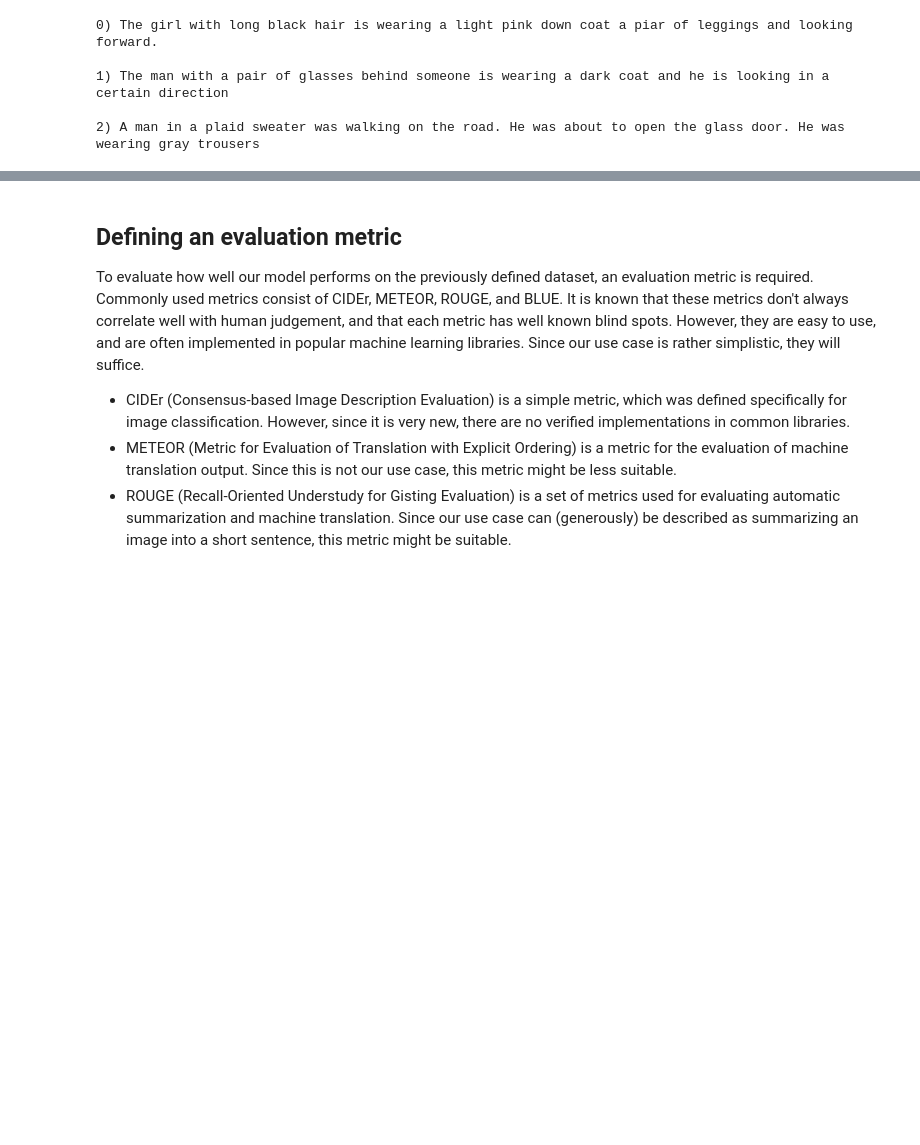
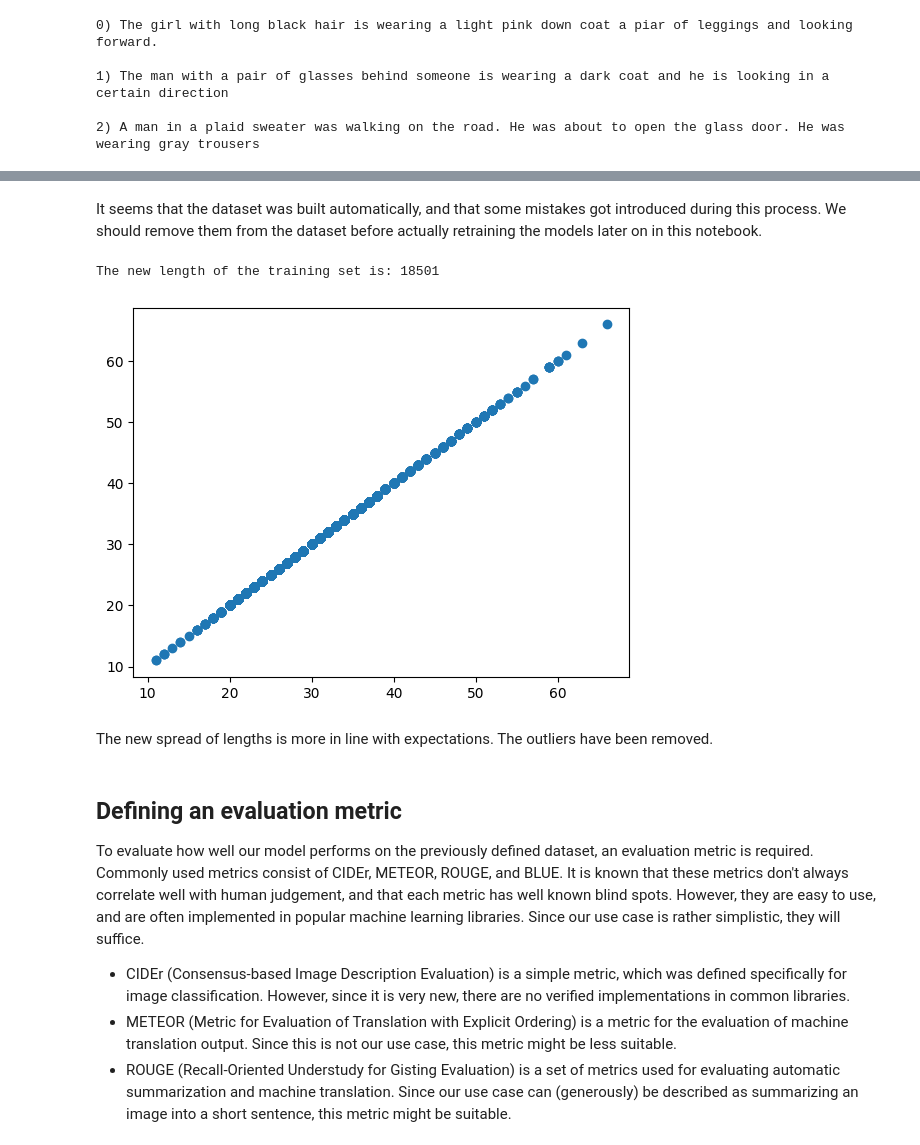
Before and after one commit to bsdeprez/cv_and_nlp, a Jupyter notebook: Image captioning.ipynb, the cells around one changed output, grey strips where cells are left out. Saved outputs shown, nothing was run; the diff lists cells and outputs as text; code cells hidden in the pictures; blank space fills up the shorter version.

Commit message:
Finished notebooks vit-gpt2

```diff
--- a/Image captioning.ipynb
+++ b/Image captioning.ipynb
@@ -87,0 +114,8 @@ for i, x in enumerate(examples):
+# %%
+for i in range(len(train_set)):
+    example = train_set.get_example(i)
+    caption = example["caption"]
+    split_caption = caption.replace(".", ". ").replace("  ", " ").strip().split(" ")
+    if len(split_caption) > 100:
+        print(f"Index {i}: {caption}")
+        print("-"*160)
@@ -88,3 +131,23 @@ for i, x in enumerate(examples):
+# %% [markdown]
+It seems that the dataset was built automatically, and that some mistakes got introduced during this process. We should remove them from the dataset before actually retraining the models later on in this notebook.
+# %%
+train_set.remove_indices([4357, 5323, 6225, 6391])
+print("The new length of the training set is:", len(train_set))
+# %% [output]
+The new length of the training set is: 18501
+# %%
+lengths = []
+for i in range(len(train_set)):
+    example = train_set.get_example(i)
+    caption = example["caption"]
+    split_caption = caption.replace(".", ". ").replace("  ", " ").strip().split(" ")
+    lengths.append(len(split_caption))
+plt.scatter(lengths, lengths)
+plt.show()
+# %% [output]
+[figure, added]
+# %% [markdown]
+The new spread of lengths is more in line with expectations. The outliers have been removed.
 # %% [markdown]
 ## Defining an evaluation metric
 To evaluate how well our model performs on the previously defined dataset, an evaluation metric is required. Commonly used metrics consist of CIDEr, METEOR, ROUGE, and BLUE. It is known that these metrics don't always correlate well with human judgement, and that each metric has well known blind spots. However, they are easy to use, and are often implemented in popular machine learning libraries. Since our use case is rather simplistic, they will suffice.
```
Also changed, not shown: parts of 26 cells of this notebook, 6 other files.
